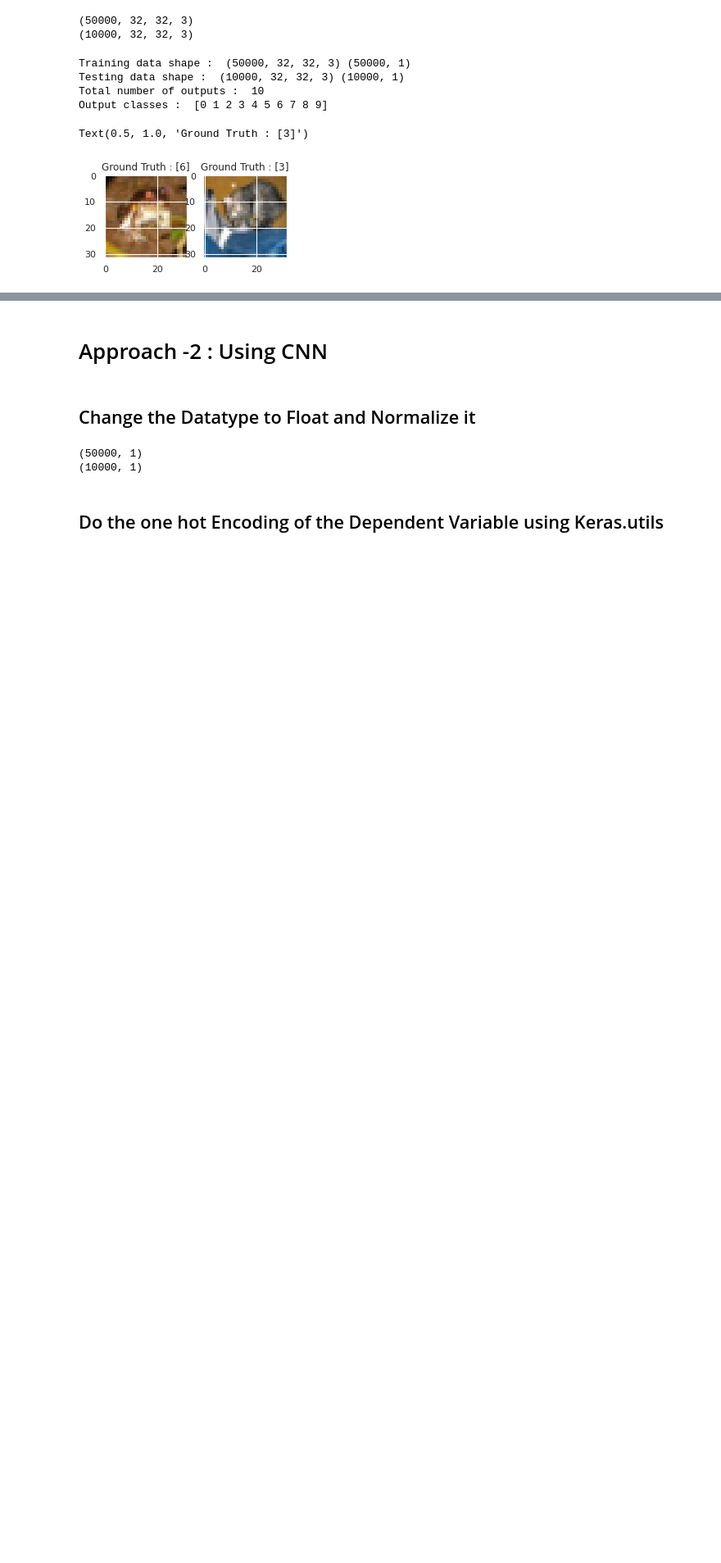
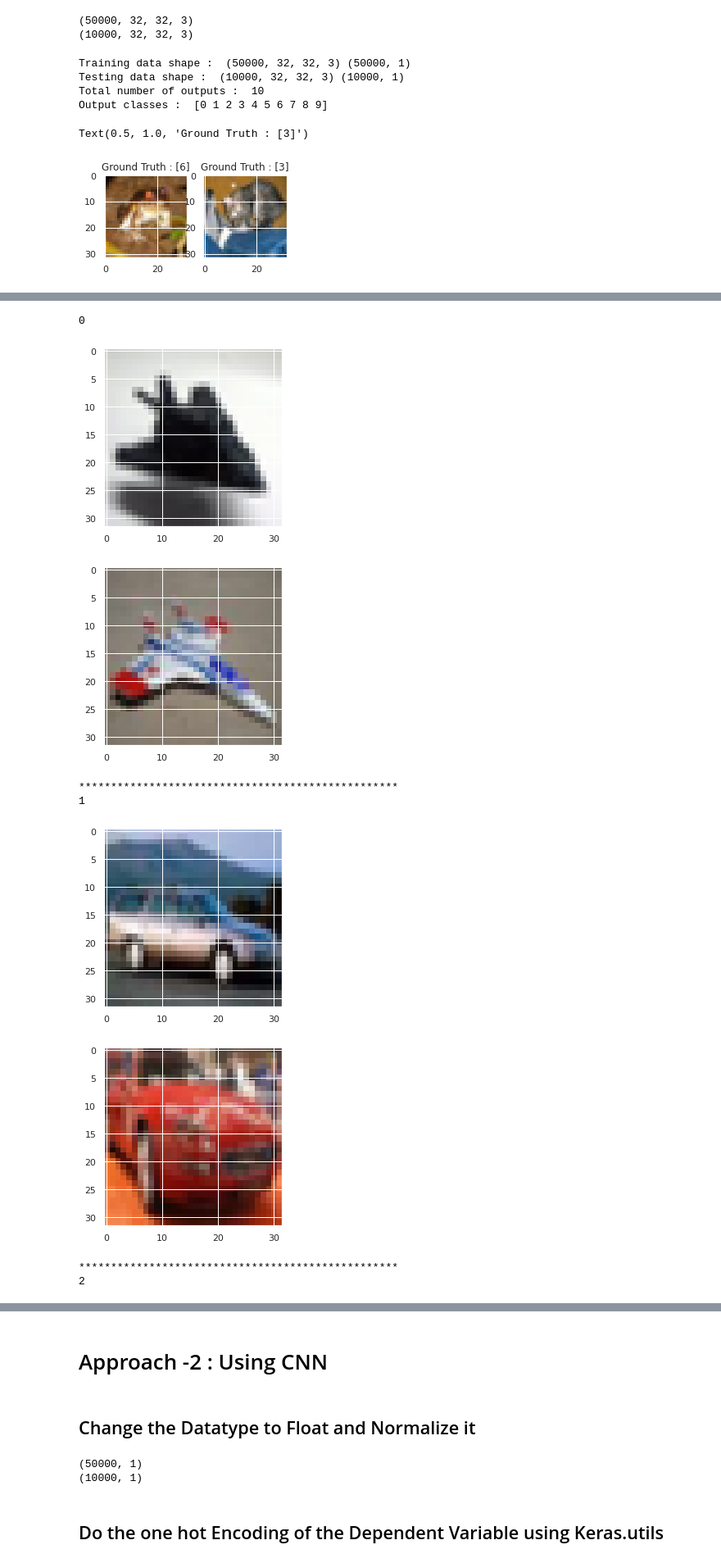
Before and after one commit to aayushkubb/Deep_Learning_Tutorial, a Jupyter notebook: CIFAR_with_Tensorflow_KERAS_CNN_and_DNN.ipynb, the cells around one changed output, grey strips where cells are left out. Shown: that part at 82% size. Drawn from its saved outputs; the diff is of its cells as text; code cells hidden in the pictures; blank space fills up the shorter version.

```diff
--- a/CIFAR_with_Tensorflow_KERAS_CNN_and_DNN.ipynb
+++ b/CIFAR_with_Tensorflow_KERAS_CNN_and_DNN.ipynb
@@ -54,0 +61,23 @@ Text(0.5, 1.0, 'Ground Truth : [3]')
+# %%
+for category in np.unique(y_train):
+  counter=2
+  print(category)
+  for idx, label in enumerate(y_train):
+    if counter <1:
+      break
+    if label==category:
+
+      counter-= 1
+      plt.imshow(x_train[idx])
+      plt.show()
+  print("*"*50)
+# %% [output]
+0
+[figure, added]
+[figure, added]
+**************************************************
+1
+[figure, added]
+[figure, added]
+**************************************************
+2
```
Also changed, not shown: parts of 33 cells of this notebook.
